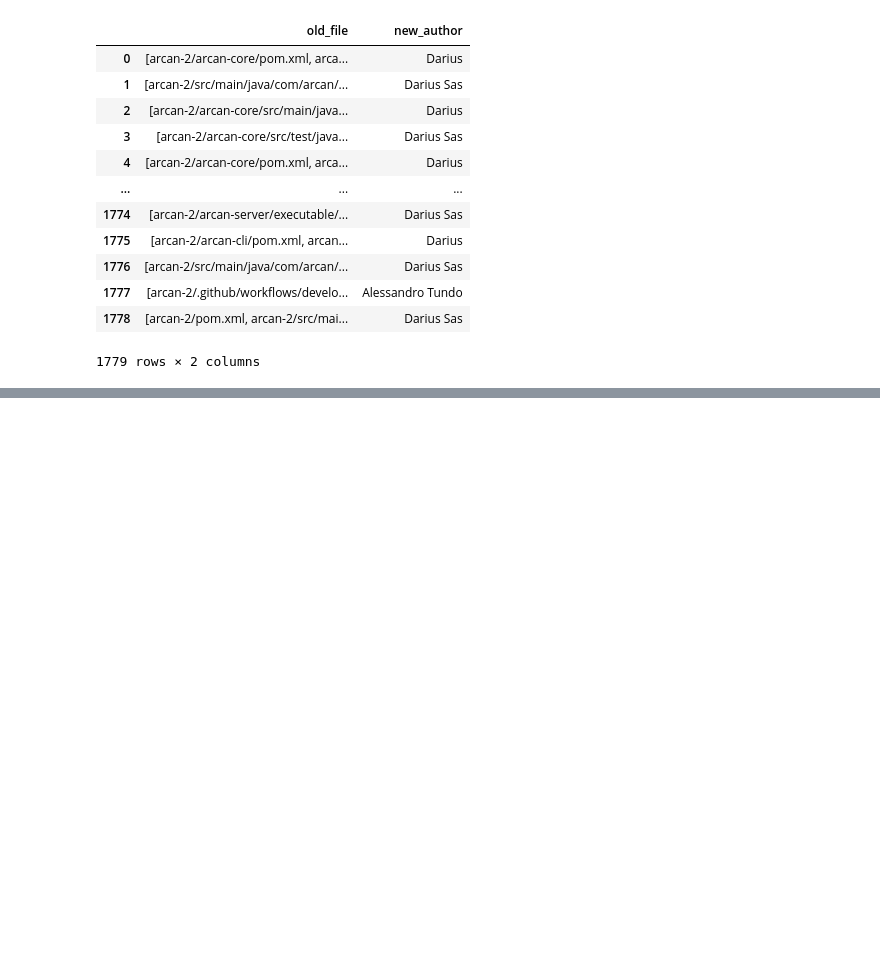
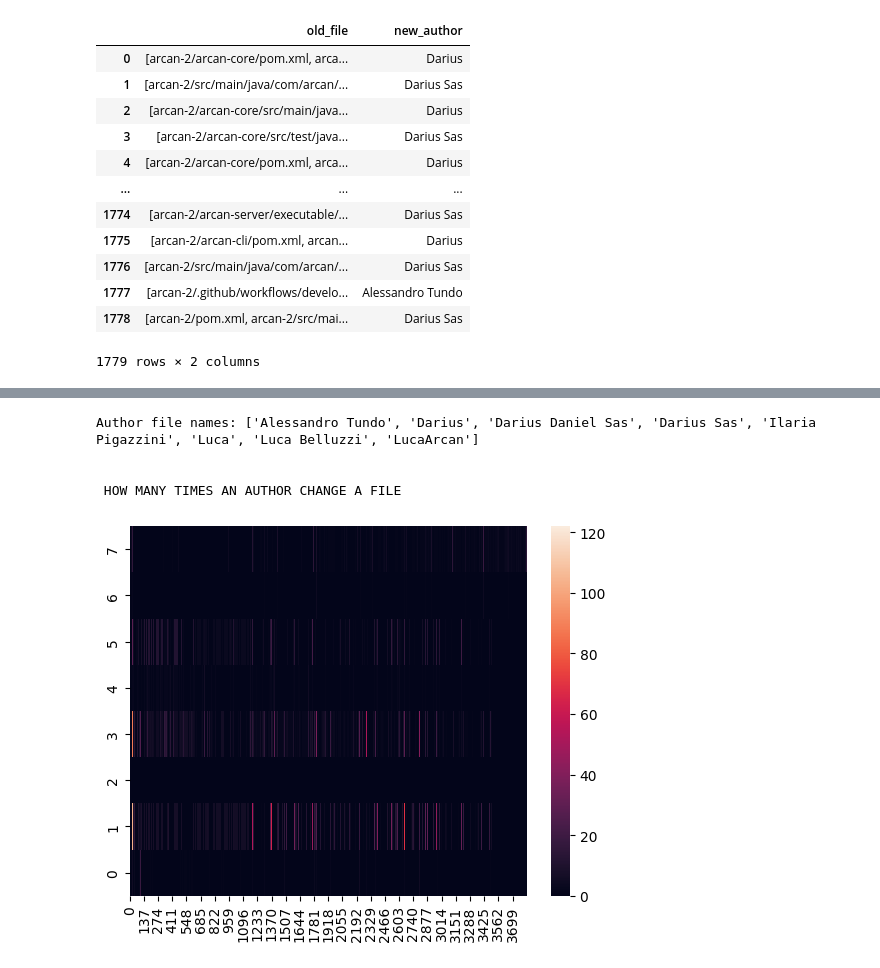
Before and after one commit to Giogazz/interview-test-aiengineer-2025, a Jupyter notebook: report/data_exp.ipynb, the cells around one changed output, grey strips where cells are left out. Cells and saved outputs as stored; diff of their text form; code cells hidden in the pictures; blank space fills up the shorter version.

```diff
--- a/report/data_exp.ipynb
+++ b/report/data_exp.ipynb
@@ -187,3 +144,30 @@ a
+# %%
+#get unique author name
+unique_authorname = sorted(list(set(df['new_author'])))
+print(f"Author file names: {unique_authorname}")
+
+authorname_for_instance = df_selected['new_author'].tolist()
+
+corr_count = np.zeros([len(unique_filepath), len(unique_authorname)], dtype=int)
+
+for index, author in enumerate(authorname_for_instance):
+    col = unique_authorname.index(author)
+    for elem in instances[index]:
+        row = id_to_file[elem]
+        corr_count[row,col] += 1
+
+
+print(f"\n\n HOW MANY TIMES AN AUTHOR CHANGE A FILE")
+sns.heatmap(corr_count.T)
+plt.xlim(0, corr_count.shape[0])
+plt.ylim(0, corr_count.shape[1])
+plt.show()
+# %% [output]
+Author file names: ['Alessandro Tundo', 'Darius', 'Darius Daniel Sas', 'Darius Sas', 'Ilaria Pigazzini', 'Luca', 'Luca Belluzzi', 'LucaArcan']
+
+
+ HOW MANY TIMES AN AUTHOR CHANGE A FILE
+[figure, added]
 # %%
 #compute max and min depth filepath
 #file_depth = [len(file.split('/')) for file in unique_filepath]
```
Also changed, not shown: parts of 11 cells of this notebook.
